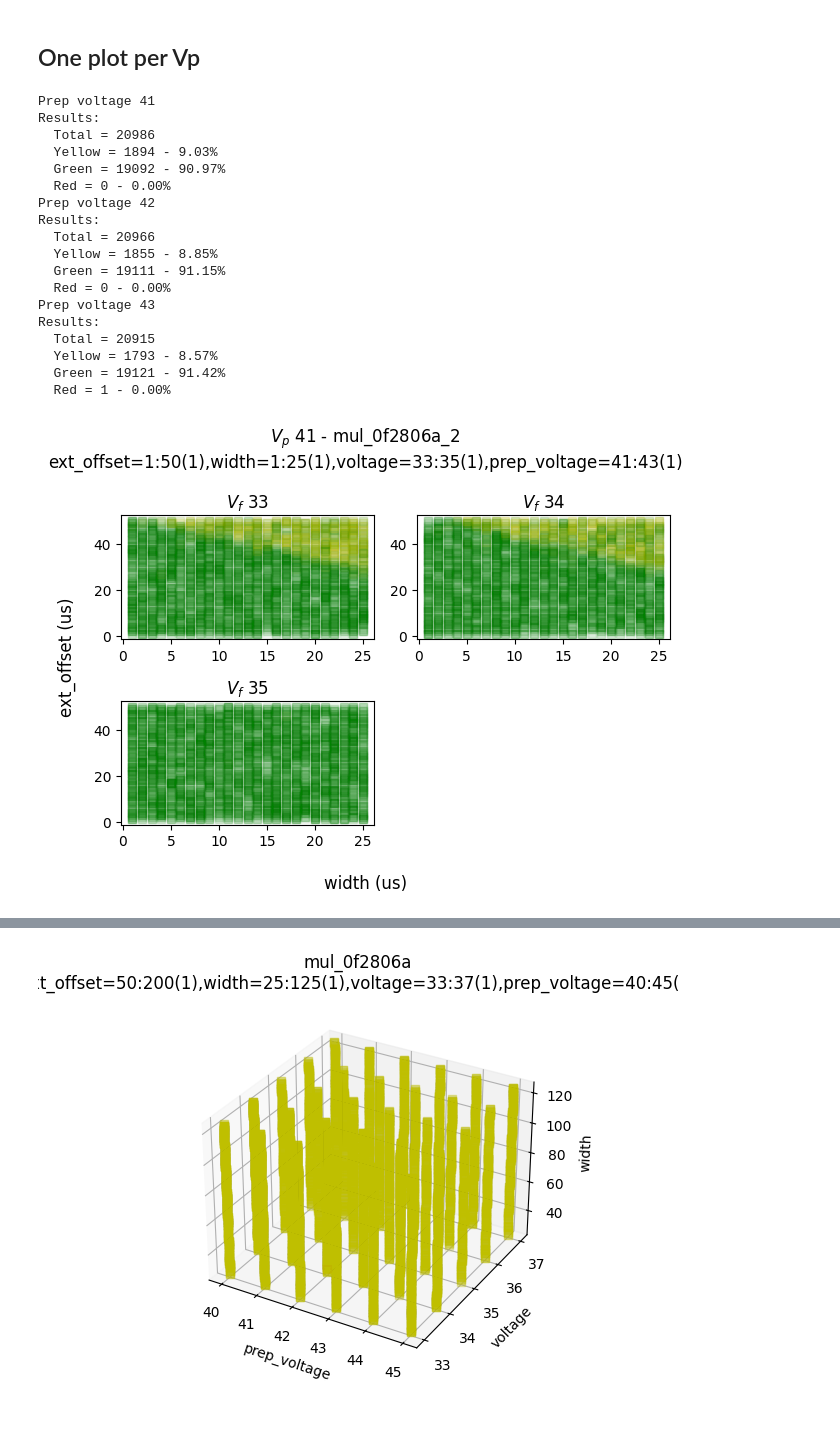
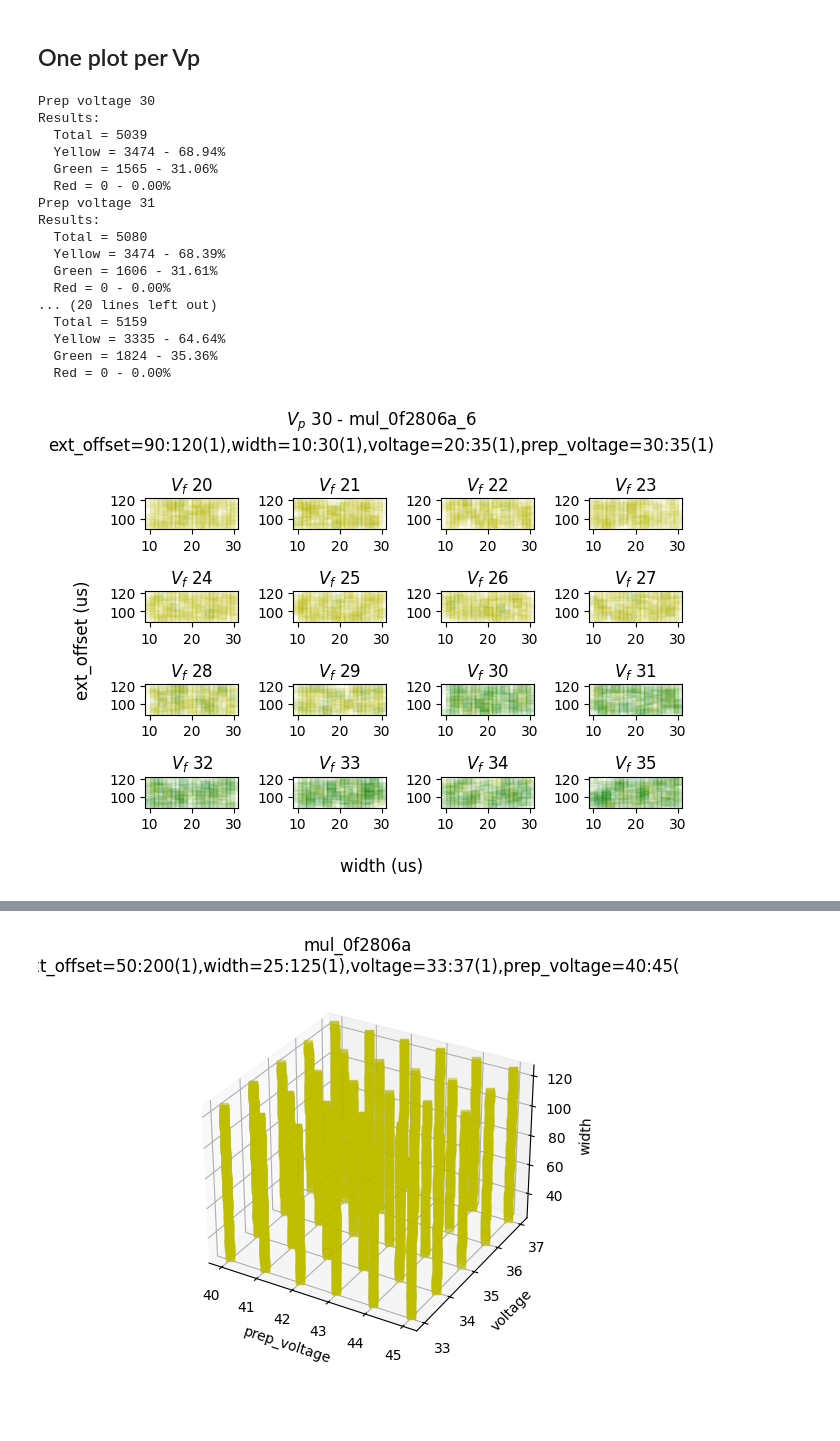
Before and after one commit to ceres-c/VU-Thesis, a Jupyter notebook: notebooks/plot_from_db.ipynb, the cells around one changed output, grey strips where cells are left out. Saved outputs shown, nothing was run; the diff lists cells and outputs as text; code cells hidden in the pictures.

```diff
--- a/notebooks/plot_from_db.ipynb
+++ b/notebooks/plot_from_db.ipynb
@@ -42,7 +42,7 @@ def get_settings(table_name: str) -> str:
 	c.execute('SELECT settings FROM settings WHERE table_name = ?', (table_name,))
 	return c.fetchone()[0]
 # %%
-TABLE = 'mul_0f2806a_2'
+TABLE = 'mul_0f2806a_6'
 settings = get_settings(TABLE).split(',')
 
 c.execute(f'SELECT DISTINCT voltage FROM {TABLE}')
@@ -86,7 +86,6 @@ Results:
 # %% [markdown]
 ## One plot per Vp
 # %%
-TABLE = 'mul_0f2806a_2'
 settings = get_settings(TABLE).split(',')
 
 c.execute(f'SELECT DISTINCT voltage FROM {TABLE}')
@@ -106,45 +105,44 @@ for v_p in prep_voltages:
 	axs = {}
 	for i, voltage in enumerate(voltages):
 		axs[voltage] = figs[v_p].add_subplot(row_num, col_num, i+1)
 		axs[voltage].set_title(f'$V_f$ {voltage}')
 		figs[v_p].supxlabel('width (us)')
 		figs[v_p].supylabel("ext_offset (us)")
 
 	c.execute(f'SELECT * FROM {TABLE} WHERE prep_voltage = {v_p}')
 	rows = c.fetchall()
 
 	print(f'Prep voltage {v_p}')
 	summarize([GlitchResult[result_name] for (_, _, _, _, result_name, _, _, _, _) in rows])
 
 	for i, row in enumerate(rows):
 		[ext_offset, width, voltage, prep_voltage, result_name, data, successes, result_a, result_b] = row
 		result = GlitchResult[result_name]
 
 		# # if result in [GlitchResult.NORMAL, GlitchResult.SUCCESS, GlitchResult.HALF_SUCCESS]:
 		# if result == GlitchResult.NORMAL:
 		# 	continue
 		marker = mapper[result]
 		alpha = 0.05 if marker != 'sr' else 0.5
 		axs[voltage].plot(width, ext_offset, marker, alpha=alpha)
 
 plt.show()
 # %% [output]
-Prep voltage 41
+Prep voltage 30
 Results:
-  Total = 20986
-  Yellow = 1894 - 9.03%
-  Green = 19092 - 90.97%
+  Total = 5039
+  Yellow = 3474 - 68.94%
+  Green = 1565 - 31.06%
   Red = 0 - 0.00%
-Prep voltage 42
+Prep voltage 31
 Results:
-  Total = 20966
-  Yellow = 1855 - 8.85%
-  Green = 19111 - 91.15%
+  Total = 5080
+  Yellow = 3474 - 68.39%
+  Green = 1606 - 31.61%
   Red = 0 - 0.00%
-Prep voltage 43
-Results:
-  Total = 20915
-  Yellow = 1793 - 8.57%
-  Green = 19121 - 91.42%
-  Red = 1 - 0.00%
+... (20 lines left out)
+  Total = 5159
+  Yellow = 3335 - 64.64%
+  Green = 1824 - 35.36%
+  Red = 0 - 0.00%
-[figure, old version]
+[figure, new version]
```
Also changed, not shown: parts of 2 cells of this notebook, 5 other files.
